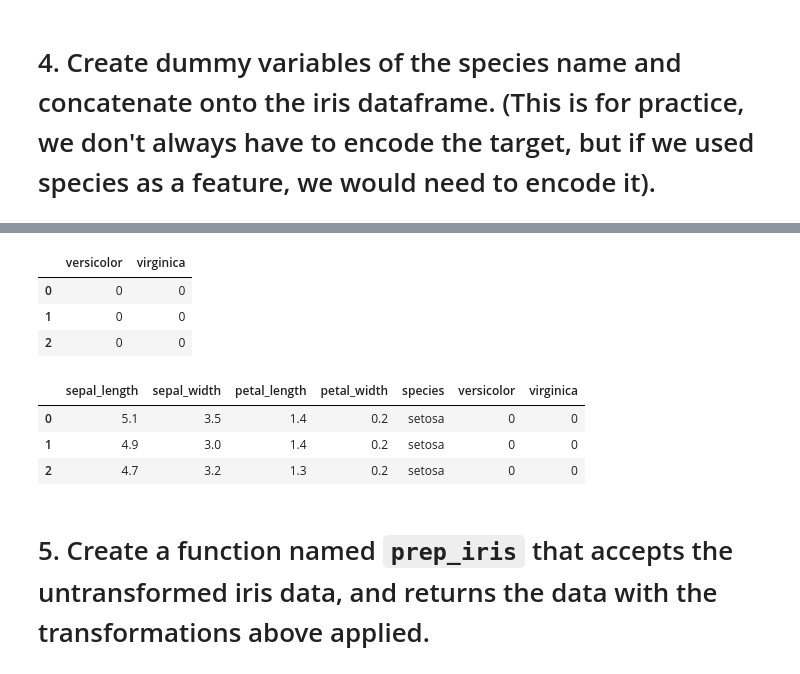
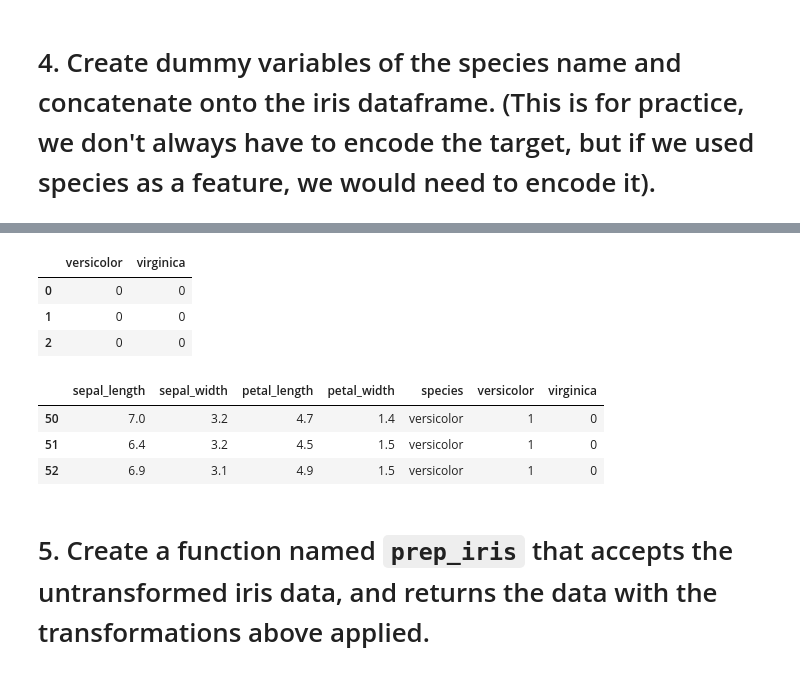
Before and after one commit to manuelparra1/classification-exercises, a Jupyter notebook: classification_exercises.ipynb, the cells around one changed output, grey strips where cells are left out. Drawn from its saved outputs; the diff is of its cells as text; code cells hidden in the pictures.

```diff
--- a/classification_exercises.ipynb
+++ b/classification_exercises.ipynb
@@ -425,9 +469,2 @@ iris_df.head(3)
 # %%
 dummy_iris = pd.get_dummies(iris_df.species, drop_first=True)
-# %%
-dummy_iris.head(3)
-# %% [output]
-|  | versicolor | virginica |
-| 0 | 0 | 0 |
-| 1 | 0 | 0 |
-| 2 | 0 | 0 |
@@ -436,7 +471,7 @@ iris_df = pd.concat([iris_df, dummy_iris], axis=1)
-# %%
-iris_df.head(3)
-# %% [output]
-|  | sepal_length | sepal_width | petal_length | petal_width | species | versicolor | virginica |
-| 0 | 5.1 | 3.5 | 1.4 | 0.2 | setosa | 0 | 0 |
-| 1 | 4.9 | 3.0 | 1.4 | 0.2 | setosa | 0 | 0 |
-| 2 | 4.7 | 3.2 | 1.3 | 0.2 | setosa | 0 | 0 |
+# %%
+dummy_iris.head(3)
+# %% [output]
+|  | versicolor | virginica |
+| 0 | 0 | 0 |
+| 1 | 0 | 0 |
+| 2 | 0 | 0 |
@@ -443,3 +480,10 @@ iris_df.head(3)
+# %%
+iris_df[iris_df['versicolor']==1].head(3)
+# %% [output]
+|  | sepal_length | sepal_width | petal_length | petal_width | species | versicolor | virginica |
+| 50 | 7.0 | 3.2 | 4.7 | 1.4 | versicolor | 1 | 0 |
+| 51 | 6.4 | 3.2 | 4.5 | 1.5 | versicolor | 1 | 0 |
+| 52 | 6.9 | 3.1 | 4.9 | 1.5 | versicolor | 1 | 0 |
 # %% [markdown]
 # 5. Create a function named `prep_iris` that accepts the untransformed iris data, and returns the data with the transformations above applied.
 # %%
```
Also changed, not shown: parts of 94 cells of this notebook.
